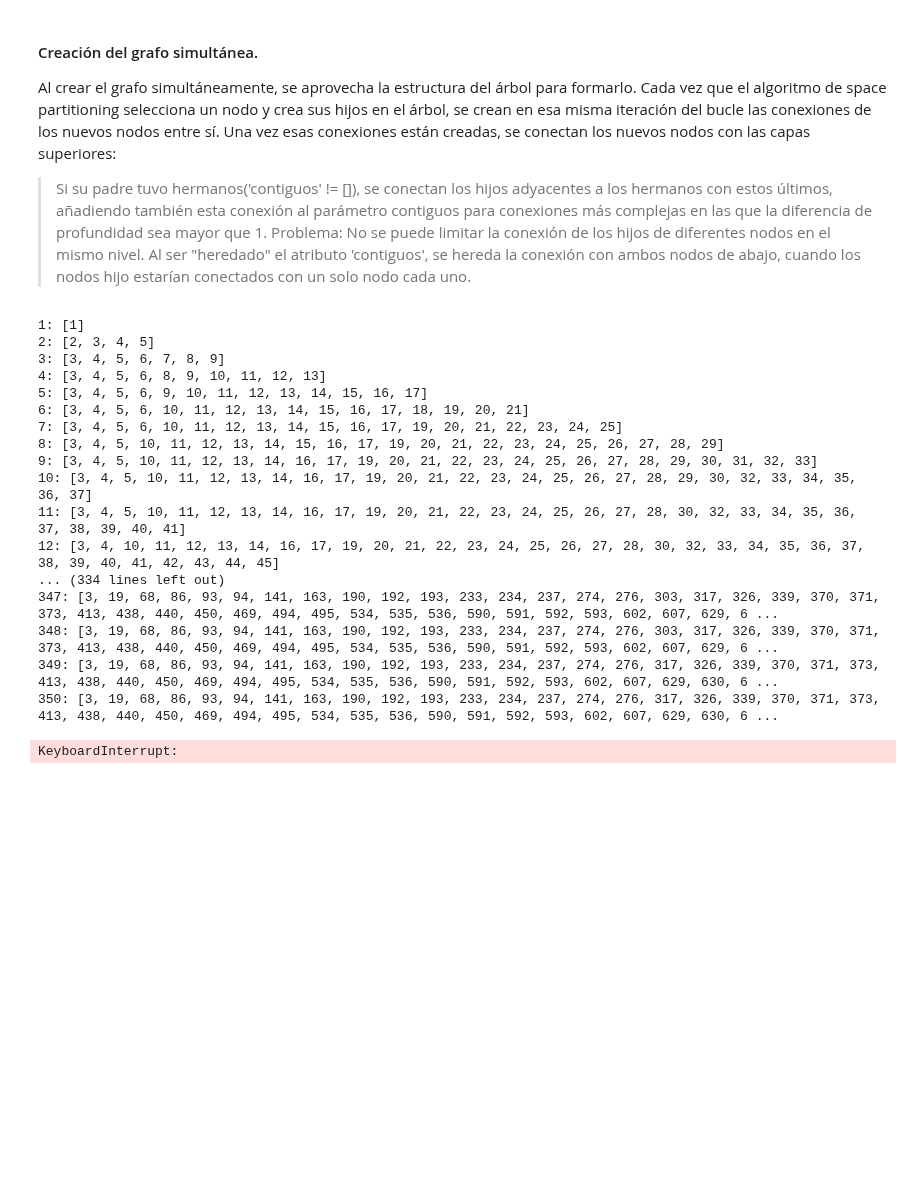
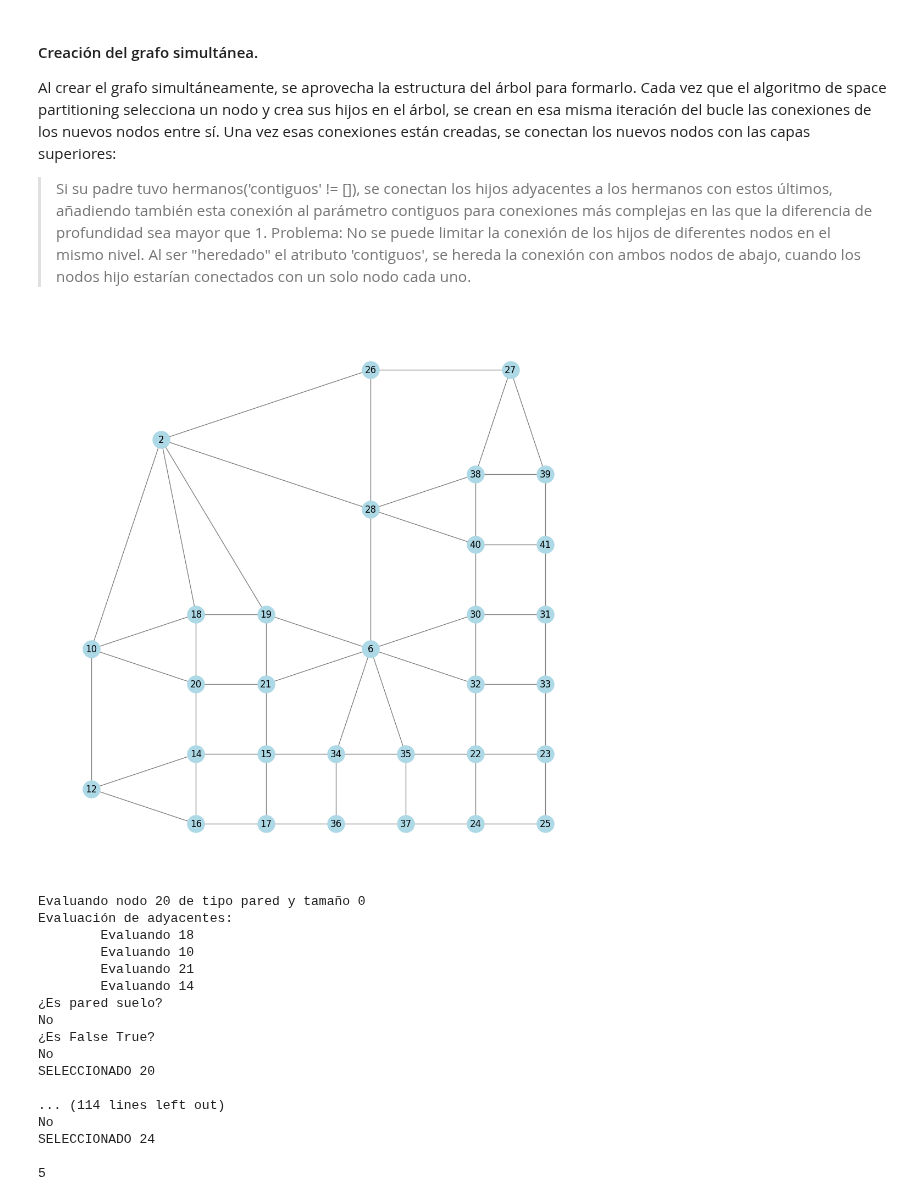
Before and after one commit to MarioPG21/TFG_generacion_mazmorras, a Jupyter notebook: Space Partitioning/Space_Partitioning.ipynb, the cells around one changed output. Cells and saved outputs as stored; diff of their text form; code cells hidden in the pictures; blank space fills up the shorter version.

Commit message:
He hecho cosas para expandir en cuadrados las diagonales

```diff
--- a/Space Partitioning/Space_Partitioning.ipynb
+++ b/Space Partitioning/Space_Partitioning.ipynb
@@ -264,10 +264,11 @@ class Cuadrado():
         nodos = self.S.nodes
         max_intentos = 50
 
+        lista_salas = []
+
         for i in range(n):
             intentos = 0
             while True:
-                conectado = False
                 if lista_hojas:
                     selec = random.choice(lista_hojas)
                 else:
@@ -277,13 +278,7 @@ class Cuadrado():
                 print(f"Evaluando nodo {selec} de tipo {nodo_selec.tipo} y tamaño {tamaño}")
 
                 print("Evaluación de adyacentes:")
-                for nodo in list(self.S.neighbors(selec)):
-                    cuadrante = self.encontrar_cuadrante(nodo)
-                    print(f"\tEvaluando {nodo} ")
-                    if cuadrante.tipo == 'suelo':
-                        print(f"\t\tSuelo")
-                        conectado = True
-                        break
+                conectado = self.comprobar_adyacentes(selec)
 
                 print(f"¿Es {nodo_selec.tipo} suelo?")
                 if nodo_selec.tipo != 'suelo':
@@ -302,6 +297,18 @@ class Cuadrado():
 
             print(f"SELECCIONADO {selec}\n")
             nodo_selec.tipo = 'suelo'
+            if i != 0:
+                print(i)
+
+
+    def comprobar_adyacentes(self, nodo):
+        for nodo in list(self.S.neighbors(nodo)):
+            cuadrante = self.encontrar_cuadrante(nodo)
+            print(f"\tEvaluando {nodo} ")
+            if cuadrante.tipo == 'suelo':
+                print(f"\t\tSuelo")
+                return True
+        return False
 
     def MAL(self, n = 5):
         # TODO: Este método no debe poder seleccionar nodos que ya sean suelo, ni expandirse hacia otra sala.
@@ -674,40 +681,40 @@ def crear_mazmorra_space_part(arquitectura, npart = 20, prof = 5, nsalas = 5, gu
     cuadrado = Cuadrado(A,semilla=semilla)
     #cuadrado.imprimir_estructura()
     cuadrado.formar_grafo()
-    #cuadrado.dibujar_grafo()
+    cuadrado.dibujar_grafo()
     cuadrado.crear_mazmorra_clasica(nsalas)
     cuadrado.dibujar(guardar=guardar)
     return cuadrado
 # %%
 arquitectura = 'clasica'
-npart = 350
-prof = 7
-nsalas = 1
-guardar = True
+npart = 10
+prof = 4
+nsalas = 6
+guardar = False
 
 cuadrado=crear_mazmorra_space_part(
     arquitectura=arquitectura,
     npart=npart,
     prof=prof,
     nsalas=nsalas,
     guardar=guardar
 )
 # %% [output]
+[figure, added]
-1: [1]
-2: [2, 3, 4, 5]
-3: [3, 4, 5, 6, 7, 8, 9]
-4: [3, 4, 5, 6, 8, 9, 10, 11, 12, 13]
-5: [3, 4, 5, 6, 9, 10, 11, 12, 13, 14, 15, 16, 17]
-6: [3, 4, 5, 6, 10, 11, 12, 13, 14, 15, 16, 17, 18, 19, 20, 21]
-7: [3, 4, 5, 6, 10, 11, 12, 13, 14, 15, 16, 17, 19, 20, 21, 22, 23, 24, 25]
-8: [3, 4, 5, 10, 11, 12, 13, 14, 15, 16, 17, 19, 20, 21, 22, 23, 24, 25, 26, 27, 28, 29]
-9: [3, 4, 5, 10, 11, 12, 13, 14, 16, 17, 19, 20, 21, 22, 23, 24, 25, 26, 27, 28, 29, 30, 31, 32, 33]
-10: [3, 4, 5, 10, 11, 12, 13, 14, 16, 17, 19, 20, 21, 22, 23, 24, 25, 26, 27, 28, 29, 30, 32, 33, 34, 35, 36, 37]
-11: [3, 4, 5, 10, 11, 12, 13, 14, 16, 17, 19, 20, 21, 22, 23, 24, 25, 26, 27, 28, 30, 32, 33, 34, 35, 36, 37, 38, 39, 40, 41]
-12: [3, 4, 10, 11, 12, 13, 14, 16, 17, 19, 20, 21, 22, 23, 24, 25, 26, 27, 28, 30, 32, 33, 34, 35, 36, 37, 38, 39, 40, 41, 42, 43, 44, 45]
-... (334 lines left out)
-347: [3, 19, 68, 86, 93, 94, 141, 163, 190, 192, 193, 233, 234, 237, 274, 276, 303, 317, 326, 339, 370, 371, 373, 413, 438, 440, 450, 469, 494, 495, 534, 535, 536, 590, 591, 592, 593, 602, 607, 629, 6 ...
-348: [3, 19, 68, 86, 93, 94, 141, 163, 190, 192, 193, 233, 234, 237, 274, 276, 303, 317, 326, 339, 370, 371, 373, 413, 438, 440, 450, 469, 494, 495, 534, 535, 536, 590, 591, 592, 593, 602, 607, 629, 6 ...
-349: [3, 19, 68, 86, 93, 94, 141, 163, 190, 192, 193, 233, 234, 237, 274, 276, 317, 326, 339, 370, 371, 373, 413, 438, 440, 450, 469, 494, 495, 534, 535, 536, 590, 591, 592, 593, 602, 607, 629, 630, 6 ...
-350: [3, 19, 68, 86, 93, 94, 141, 163, 190, 192, 193, 233, 234, 237, 274, 276, 317, 326, 339, 370, 371, 373, 413, 438, 440, 450, 469, 494, 495, 534, 535, 536, 590, 591, 592, 593, 602, 607, 629, 630, 6 ...
+Evaluando nodo 20 de tipo pared y tamaño 0
+Evaluación de adyacentes:
+        Evaluando 18
+        Evaluando 10
+        Evaluando 21
+        Evaluando 14
+¿Es pared suelo?
+No
+¿Es False True?
+No
+SELECCIONADO 20
+
+... (114 lines left out)
+No
+SELECCIONADO 24
+
+5
-KeyboardInterrupt:
```
Also changed, not shown: parts of 3 cells of this notebook.
